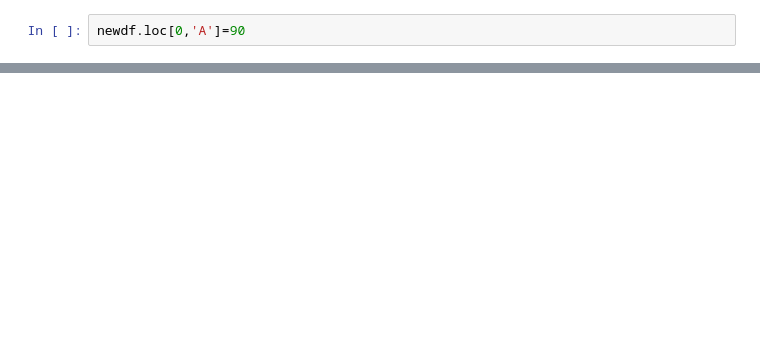
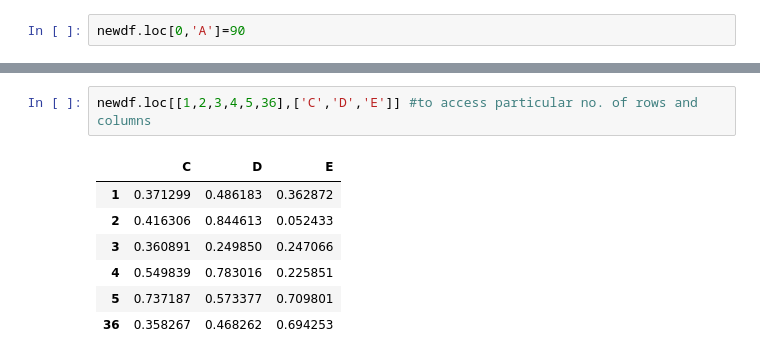
Before and after one commit to 9bishal/Learning-Pandas, a Jupyter notebook: Untitled.ipynb, the cells around one changed output, grey strips where cells are left out. Cells and saved outputs as stored; diff of their text form; blank space fills up the shorter version.

```diff
--- a/Untitled.ipynb
+++ b/Untitled.ipynb
@@ -567,0 +587,10 @@ newdf
+# %%
+newdf.loc[[1,2,3,4,5,36],['C','D','E']] #to access particular no. of rows and columns
+# %% [output]
+|  | C | D | E |
+| 1 | 0.371299 | 0.486183 | 0.362872 |
+| 2 | 0.416306 | 0.844613 | 0.052433 |
+| 3 | 0.360891 | 0.249850 | 0.247066 |
+| 4 | 0.549839 | 0.783016 | 0.225851 |
+| 5 | 0.737187 | 0.573377 | 0.709801 |
+| 36 | 0.358267 | 0.468262 | 0.694253 |
```
Also changed, not shown: parts of 33 cells of this notebook.
